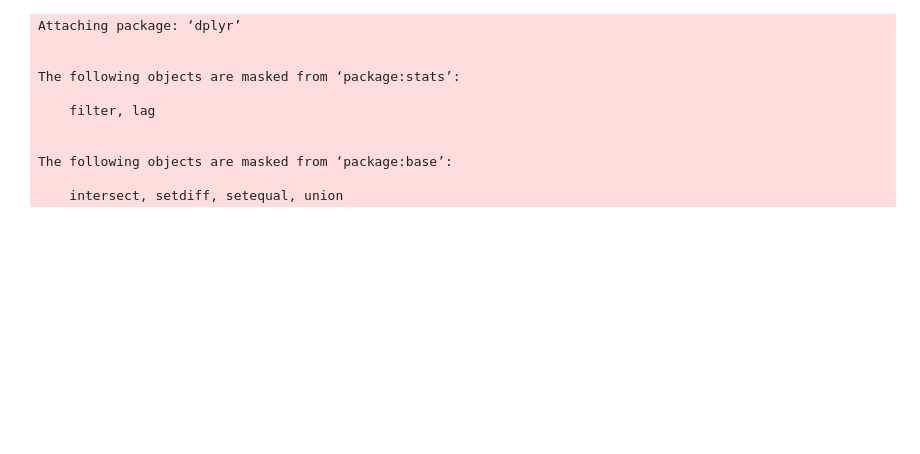
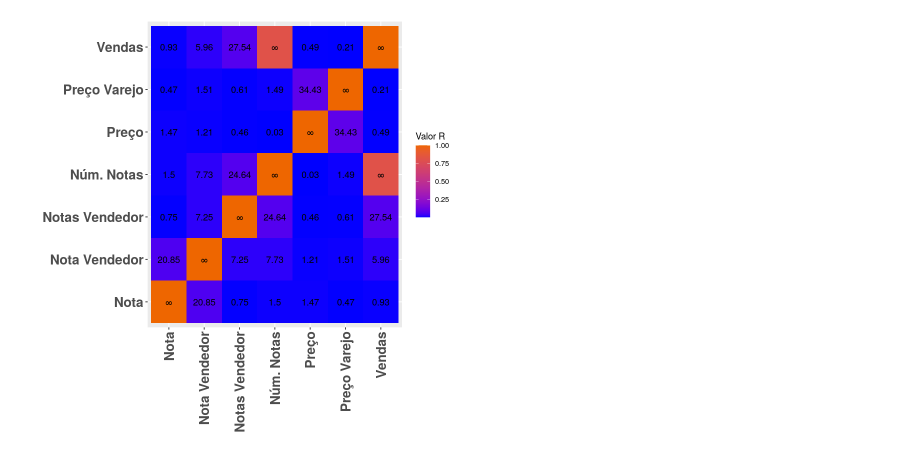
Before and after one commit to AspiranteAudaz/MetodosQuantiativos, a Jupyter notebook: Anova/Pressupostos.ipynb, the cells around one changed output. Cells and saved outputs as stored; diff of their text form; code cells hidden in the pictures; blank space fills up the shorter version.

```diff
--- a/Anova/Pressupostos.ipynb
+++ b/Anova/Pressupostos.ipynb
@@ -1,17 +0,0 @@
-# %%
-library("dplyr")
-library("ggplot2")
-# Adicionando o diretorio atual
-setwd("../");
-# %% [output]
-Attaching package: ‘dplyr’
-
-
-The following objects are masked from ‘package:stats’:
-
-    filter, lag
-
-
-The following objects are masked from ‘package:base’:
-
-    intersect, setdiff, setequal, union
@@ -175,0 +125,42 @@ funcShapPv <- function(a)
+# %%
+# Pressuposto de linearidade
+
+# Valor R de regressao linear simples
+# a, b = colunas de um dataframe contendo os dados
+funcLmR <- function(a, b)
+{
+    options(warn=-1) #desabilita avisos
+    a = unlist(a)
+    b = unlist(b)
+    fit <- summary(lm(a ~ b))$r.squared
+    fit = as.numeric(format(fit, digits=1, nsmall=2))
+    options(warn=0) #re-abilita avisos
+    fit
+}
+
+# Valor p de regressao linear simples
+# a, b = colunas de um dataframe contendo os dados
+funcLmPv <- function(a, b)
+{
+    options(warn=-1) #desabilita avisos
+    a = unlist(a)
+    b = unlist(b)
+    fit <- summary(lm(a ~ b))$coefficients[2,4]
+    options(warn=0) #habilita avisos
+    ret <- as.numeric(format(-log(fit, 10), digits=1, nsmall=2))
+    if(fit == 0)
+        ret = sprintf("\u221E")
+    ret
+}
+
+# base = dataframe convertido do csv
+geraHeatmapLinearidade <- function(base)
+{
+    df <- dfArrayCols(base)
+    m = crossDataFrame(short_names, short_names, df, df, funcLmR, funcLmPv)
+    heatMap(m,  "Valor R")
+}
+
+geraHeatmapLinearidade(base)
+# %% [output]
+[figure, added]
```
Also changed, not shown: parts of 6 cells of this notebook.
